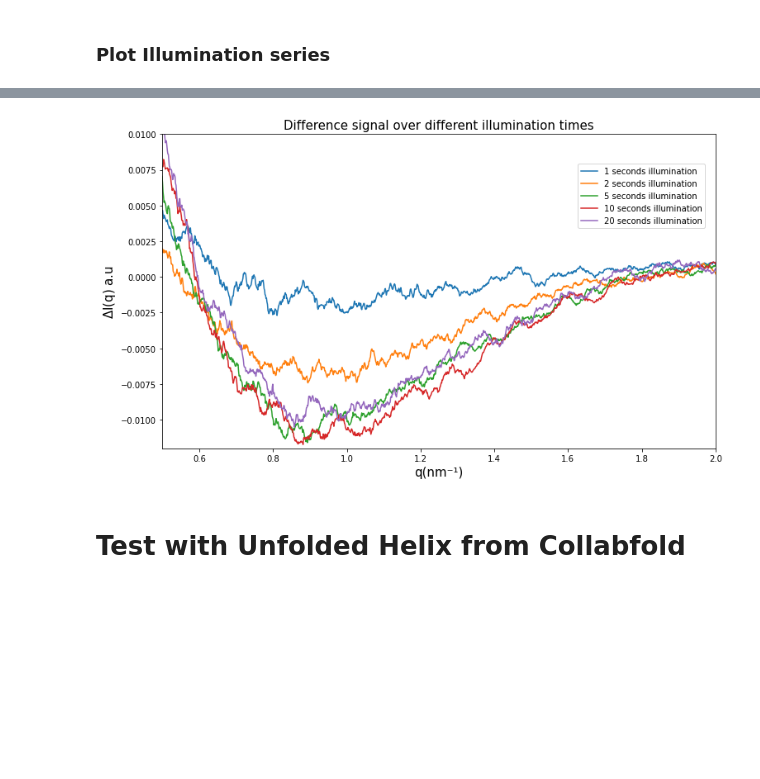
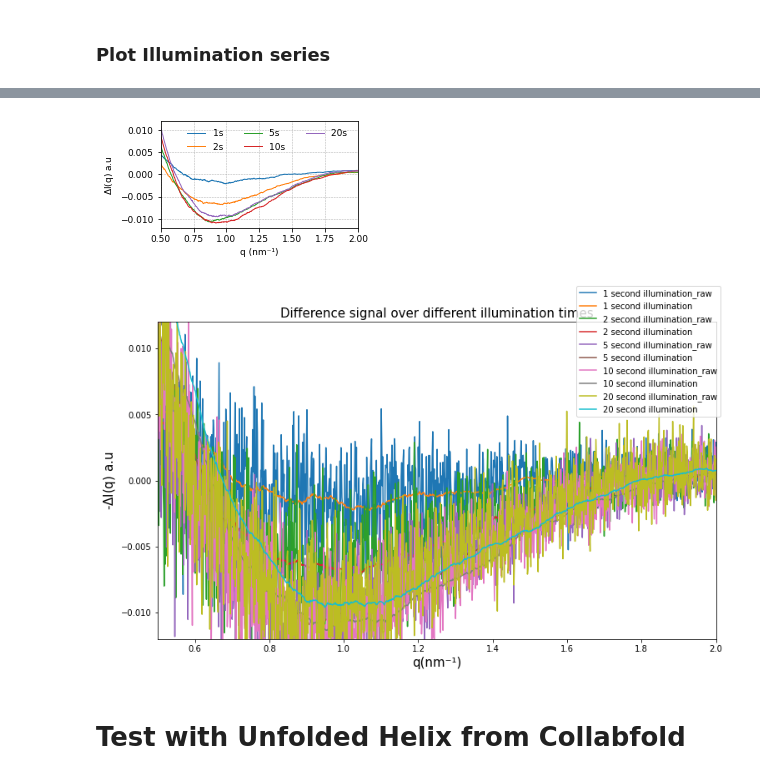
Before and after one commit to LeoMonrroy266/python_course_project, a Jupyter notebook: Analysis.ipynb, the cells around one changed output, grey strips where cells are left out. Saved outputs shown, nothing was run; the diff lists cells and outputs as text; code cells hidden in the pictures; blank space fills up the shorter version.

```diff
--- a/Analysis.ipynb
+++ b/Analysis.ipynb
@@ -209,15 +209,15 @@ for data , temp in zip(SAXS_temp, temperatures):
     if data == SAXS_temp[4]:
         continue
     if data == SAXS_temp[-1]:
-        ax.plot(data.q*10,SAXS_temp[4].i-data.i, label=r'SAXS '+str(temperatures[4])+r'$\degree$C - '+str(temp)+r'$\degree$C')
+        ax.plot(data.q*10,savgol_filter((SAXS_temp[4].i-data.i), window_length=50, polyorder=1), label=r'SAXS '+str(temperatures[4])+r'$\degree$C - '+str(temp)+r'$\degree$C')
     else:
-        ax.plot(data.q*10,data.i-SAXS_temp[4].i, label=r'SAXS '+str(temp)+r'$\degree$C - '+str(temperatures[4])+r'$\degree$C')
+        ax.plot(data.q*10,savgol_filter((SAXS_temp[4].i-data.i), window_length=50, polyorder=1), label=r'SAXS '+str(temp)+r'$\degree$C - '+str(temperatures[4])+r'$\degree$C')
 ax.legend(loc=(0.7, 0.65), frameon=False, fontsize=12)
 ax.set_title('$\Delta$I(q) Temperatur differences', fontsize=15)
 ax.set_ylabel(r'$\Delta$I(q) (a.u)', fontsize=15)
 ax.set_xlabel(r'q (nm$^{-1}$)', fontsize=15)
 ax.hlines(0, xmin = data.q[0], xmax = 0.34, color='k', linestyle='-.')
-ax.set_ylim([-.1,.1])
+ax.set_ylim([-.05,.05])
 
 plt.show()
 # %% [output]
@@ -642,29 +662,72 @@ print(1/activation_factor[0])
 # %%
-fig, ax = plt.subplots(1, 1, figsize=(12, 7))
-ax.set_title('Difference signal over different illumination times', fontsize=15)
-ax.set_xlabel(r'q(nm⁻¹)',fontsize=15)
-ax.set_ylabel(f'$\Delta$I(q) a.u', fontsize=15)
+cm_to_inch = lambda x : x * 0.393700787
+
+
+fig, ax = plt.subplots(1, 1, figsize=(cm_to_inch(9), cm_to_inch(5)))
+#ax.set_title('Difference signal over different illumination times', fontsize=15)
+ax.set_xlabel(r'q (nm⁻¹)',fontsize=9)
+ax.set_ylabel(f'$\Delta$I(q) a.u', fontsize=9)
 
 for data, time in zip(SAXS_diff_illumination, time_illumination):
     data = data.scale_q(10)
     data = data.remove_nan()
-    data_smooth = savgol_filter(data.i, window_length=30, polyorder=1)
-    ax.plot(data.q, data_smooth, label=f'{time} seconds illumination')
+    data_smooth = savgol_filter(data.i, window_length=120, polyorder=1)
+    ax.plot(data.q, data_smooth, label=f'{time}s ', linewidth=1)
     #ax.plot(data.q,data.i, label=f'{time} seconds illumination')
+
+twenty = SAXS_diff_steady[3].scale_q(10)
+twenty_smooth = c
+#ax.plot(twenty.q, twenty.i, label=f'20 second illumination_raw')
+ax.plot(twenty.q, twenty_smooth, label=f'20s ',  linewidth=1)
 
 
 
-twenty = SAXS_diff_steady[3].scale_q(10)
-twenty_smooth = savgol_filter(twenty.i, window_length=30, polyorder=1)
-ax.plot(twenty.q, twenty_smooth, label=f'20 seconds illumination')
+ax.legend(loc='upper right', frameon = False,fontsize=9, ncol=3)
 
-
-ax.legend(loc=(0.75,0.7), frameon = True,fontsize=10)
-ax.set_ylim([-.012,.01])
+ax.set_ylim([-.012,.012])
 ax.set_xlim([0.5,2])
+ax.grid(linestyle='--', linewidth=0.5)
+ax.tick_params(axis='both', which='major', labelsize=9)
+ax.tick_params(axis='both', which='minor', labelsize=9)
+plt.savefig('/home/leonardo/Solution_Scattering_2208/AsLOV2/publication_images/photo_induced_SAXS.svg',bbox_inches='tight',facecolor=(1, 1, 1),format='svg')
+plt.savefig('/home/leonardo/Solution_Scattering_2208/AsLOV2/publication_images/photo_induced_SAXS.png',bbox_inches='tight',facecolor=(1, 1, 1),format='png')
 plt.show()
 # %% [output]
-[figure, old version]
+[figure, new version]
+# %%
+def runningMeanFast(a, n=80) :
+    ret = np.cumsum(a, dtype=float)
+    ret[n:] = ret[n:] - ret[:-n]
+    return ret[n - 1:] / n
+
+fig, ax = plt.subplots(1, 1, figsize=(12, 7))
+ax.set_title('Difference signal over different illumination times', fontsize=15)
+ax.set_xlabel(r'q(nm⁻¹)',fontsize=15)
+ax.set_ylabel(f'-$\Delta$I(q) a.u', fontsize=15)
+
+for data, time in zip(SAXS_diff_illumination, time_illumination):
+    #indices =
+    data = data.scale_q(10)
+    data = data.remove_nan()
+    data_smooth = runningMeanFast(data.i)
+    ax.plot(data.q, data.i, label=f'{time} second illumination_raw')
+    ax.plot(data.q[79:], data_smooth, label=f'{time} second illumination')
+
+    #ax.plot(data.q,data.i, label=f'{time} seconds illumination')
+
+twenty = SAXS_diff_steady[3].scale_q(10)
+twenty_smooth = runningMeanFast(twenty.i,100)
+ax.plot(twenty.q, twenty.i, label=f'20 second illumination_raw')
+ax.plot(twenty.q[99:], twenty_smooth, label=f'20 second illumination')
+
+
+
+ax.legend(loc=(0.75,0.7), frameon = True,fontsize=10)
+ax.set_ylim([-.012,.012])
+ax.set_xlim([0.5,2])
+plt.show()
+# %% [output]
+[figure, added]
 # %% [markdown]
 # Test with Unfolded Helix from Collabfold
 # %% [markdown]
```
Also changed, not shown: parts of 23 cells of this notebook.
